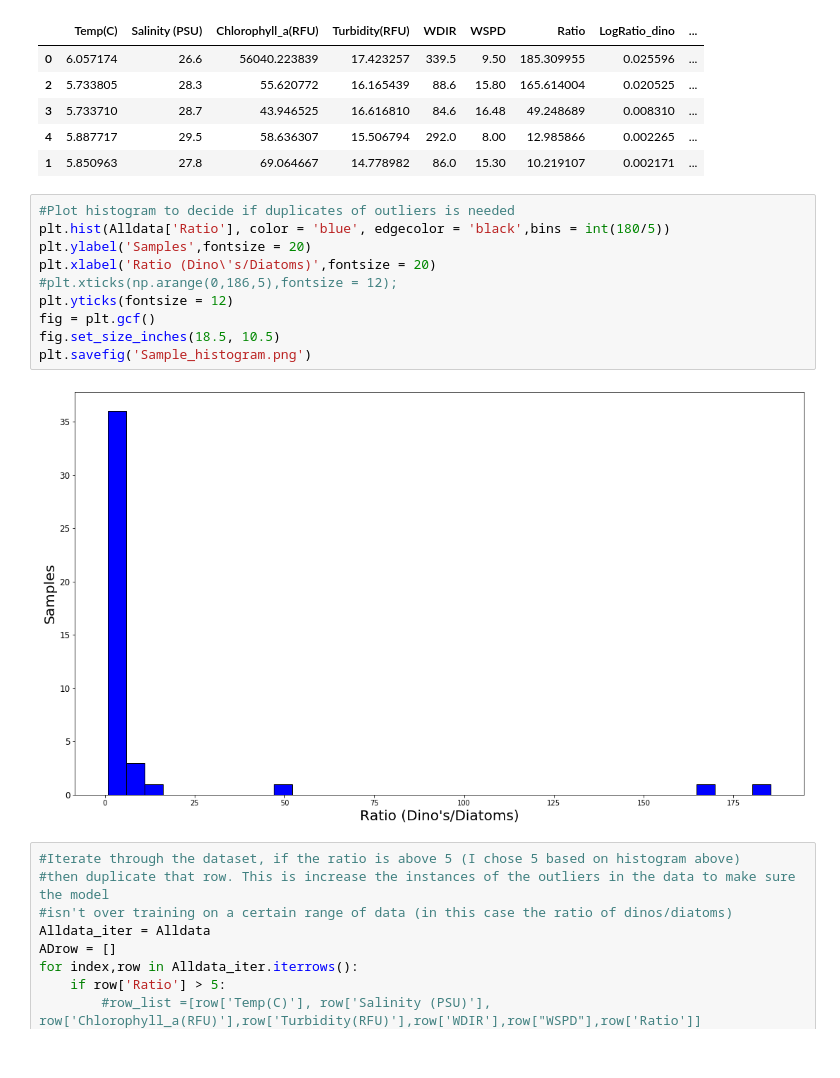
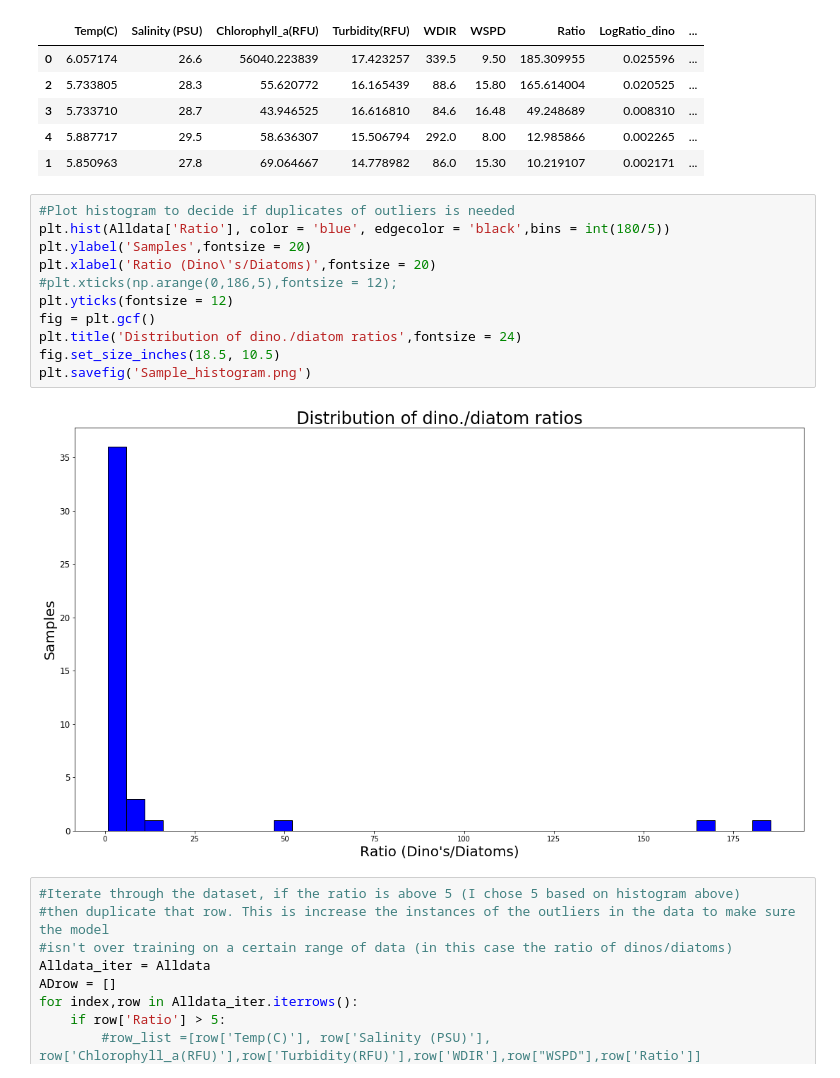
Before and after one commit to seina001/oeas895_EinarssonProject, a Jupyter notebook: Model_Einarsson_NotNorm.ipynb, the cells around one changed output. Cells and saved outputs as stored; diff of their text form.

```diff
--- a/Model_Einarsson_NotNorm.ipynb
+++ b/Model_Einarsson_NotNorm.ipynb
@@ -49,15 +50,16 @@ Alldata.head()
 # %%
 #Plot histogram to decide if duplicates of outliers is needed
 plt.hist(Alldata['Ratio'], color = 'blue', edgecolor = 'black',bins = int(180/5))
 plt.ylabel('Samples',fontsize = 20)
 plt.xlabel('Ratio (Dino\'s/Diatoms)',fontsize = 20)
 #plt.xticks(np.arange(0,186,5),fontsize = 12);
 plt.yticks(fontsize = 12)
 fig = plt.gcf()
+plt.title('Distribution of dino./diatom ratios',fontsize = 24)
 fig.set_size_inches(18.5, 10.5)
 plt.savefig('Sample_histogram.png')
 # %% [output]
-[figure, old version]
+[figure, new version]
 # %%
 #Iterate through the dataset, if the ratio is above 5 (I chose 5 based on histogram above)
 #then duplicate that row. This is increase the instances of the outliers in the data to make sure the model
```
Also changed, not shown: parts of 7 cells of this notebook.
